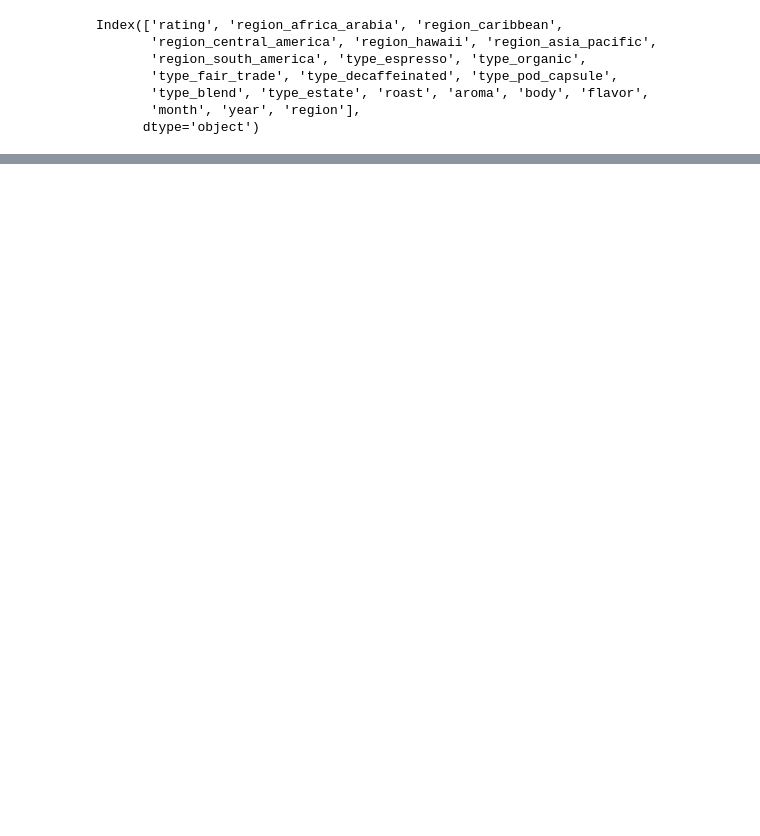
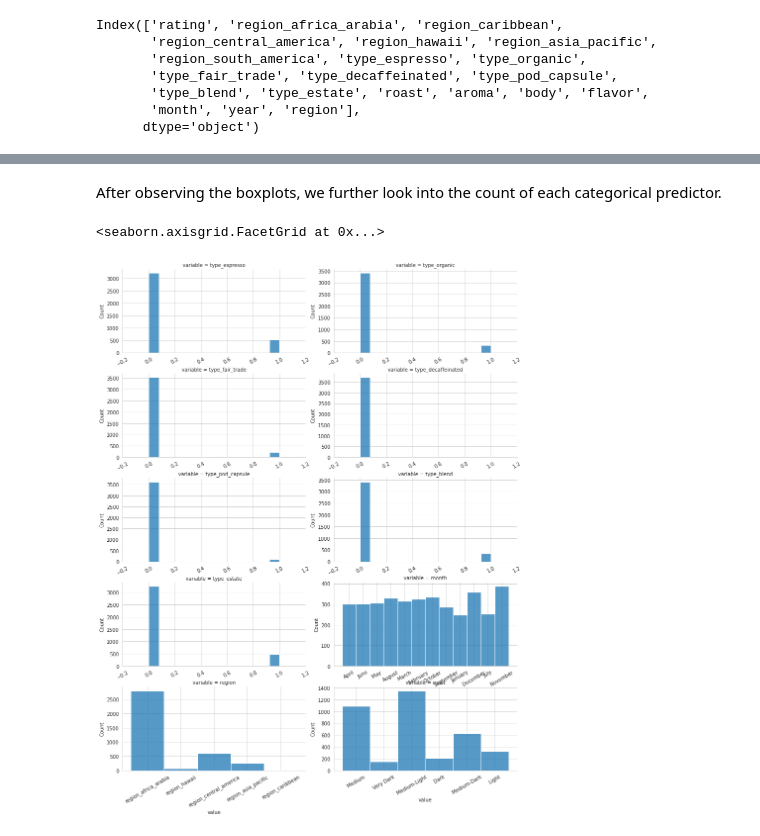
Before and after one commit to madisonc27/Team-Dragonfly, a Jupyter notebook: Trial 2/EDA/EDA.ipynb, the cells around one changed output, grey strips where cells are left out. Saved outputs shown, nothing was run; the diff lists cells and outputs as text; code cells hidden in the pictures; blank space fills up the shorter version.

Commit message:
Add counts for each categorical predictor

```diff
--- a/Trial 2/EDA/EDA.ipynb
+++ b/Trial 2/EDA/EDA.ipynb
@@ -122,0 +125,10 @@ srt_box('rating', df_categorical)
+# %% [markdown]
+After observing the boxplots, we further look into the count of each categorical predictor.
+# %%
+f = pd.melt(coffee_train[categorical])
+fg = sns.FacetGrid(f, col='variable', col_wrap=2, sharex=False, sharey=False, height=3, aspect=2.0)
+fg.map(sns.histplot, "value")
+fg.set_xticklabels(rotation=30)
+# %% [output]
+<seaborn.axisgrid.FacetGrid at 0x...>
+[figure, added]
```
Also changed, not shown: parts of 9 cells of this notebook.
